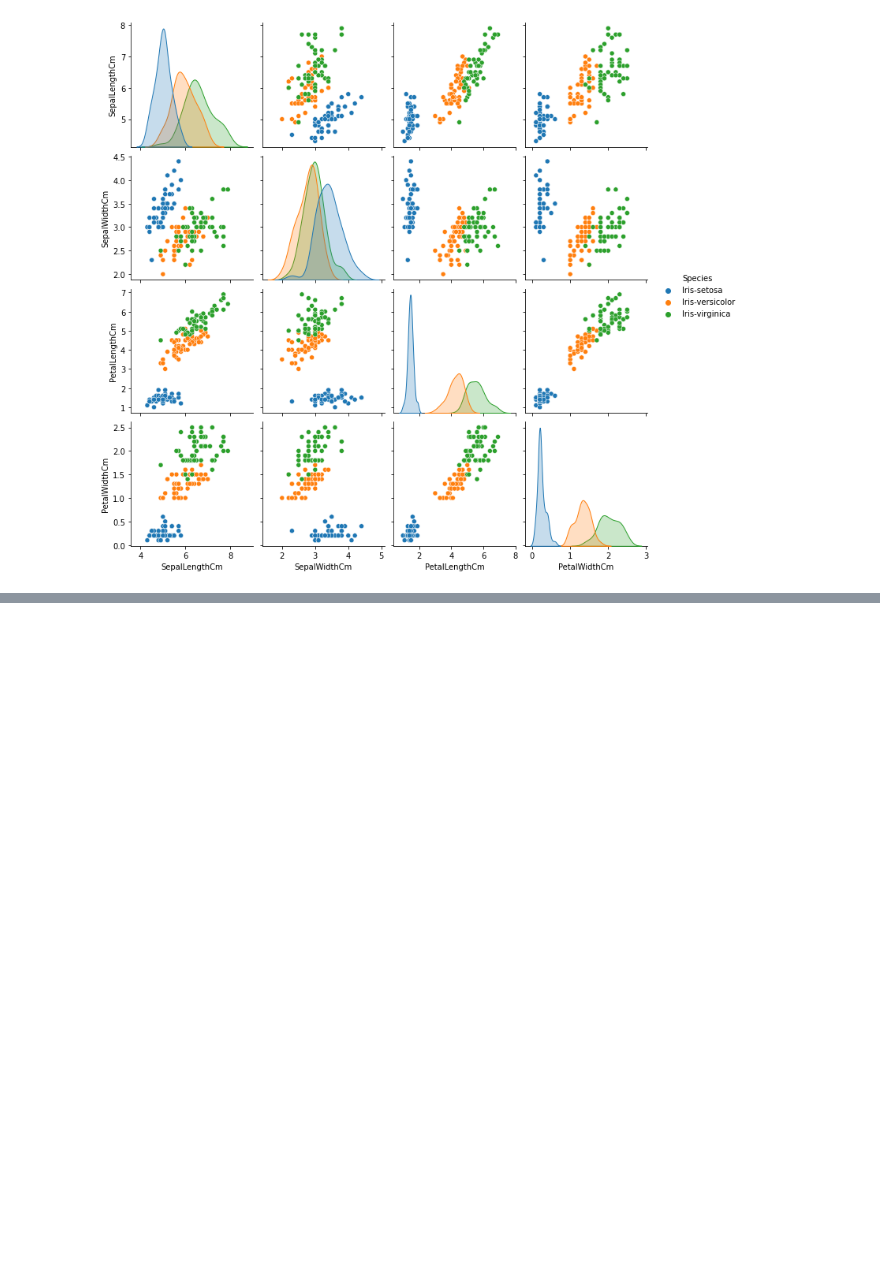
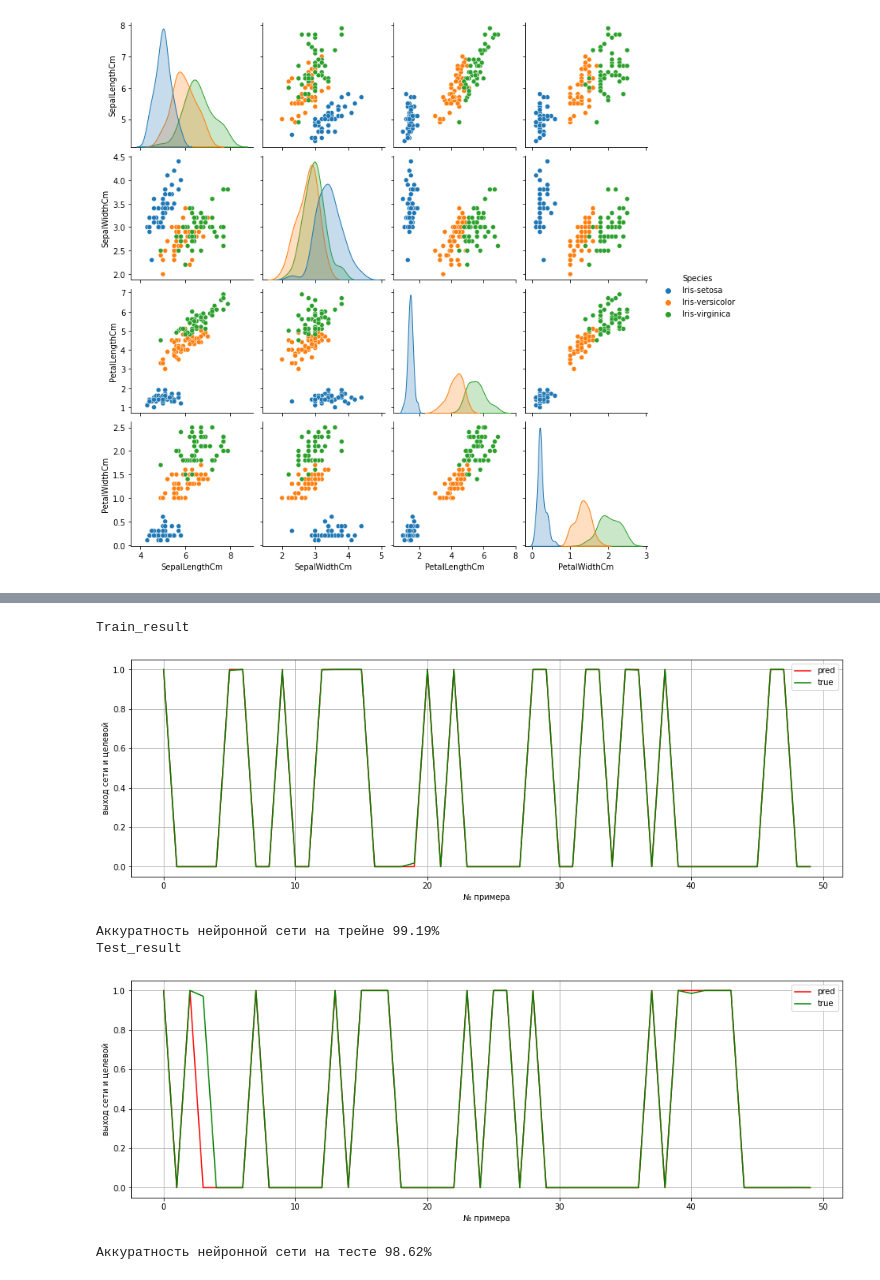
Before and after one commit to DaniilMelnik/neuro_course, a Jupyter notebook: hw1.ipynb, the cells around one changed output, grey strips where cells are left out. Drawn from its saved outputs; the diff is of its cells as text; code cells hidden in the pictures; blank space fills up the shorter version.

```diff
--- a/hw1.ipynb
+++ b/hw1.ipynb
@@ -152,8 +171,26 @@ experiments.sort_values(by=' test_acc', ascending=False).head(5)
+# %%
+b_nen, b_lr, b_st = experiments.sort_values(by='test_acc',
+                                            ascending=False).head(1)[['neuron_numb', 'learning_rate', 'steps']].values[0]
+
+model = nn(neuron_numb=int(b_nen))
+errors = model.fit(X_train, y_train, learning_rate=b_lr, n_steps=int(b_st))
+train_result = model.predict(X_train)
+accuracy = (1 - errors[-1]) * 100
+
+test_result = model.predict(X_test)
+accuracy_t = (1 - np.mean(np.abs(y_test - test_result))) * 100
 # %%
-# print('Train_result')
-# plot_predictions(train_result, y_train, 50)
-# print("Аккуратность нейронной сети на трейне " + str(round(accuracy,2)) + "%")
+print('Train_result')
+plot_predictions(train_result, y_train, 50)
+print("Аккуратность нейронной сети на трейне " + str(round(accuracy,2)) + "%")
 
-# print('Test_result')
-# plot_predictions(test_result, y_test, 50)
-# print("Аккуратность нейронной сети на тесте " + str(round(accuracy_t,2)) + "%")
+print('Test_result')
+plot_predictions(test_result, y_test, 50)
+print("Аккуратность нейронной сети на тесте " + str(round(accuracy_t,2)) + "%")
+# %% [output]
+Train_result
+[figure, added]
+Аккуратность нейронной сети на трейне 99.19%
+Test_result
+[figure, added]
+Аккуратность нейронной сети на тесте 98.62%
```
Also changed, not shown: parts of 5 cells of this notebook.
